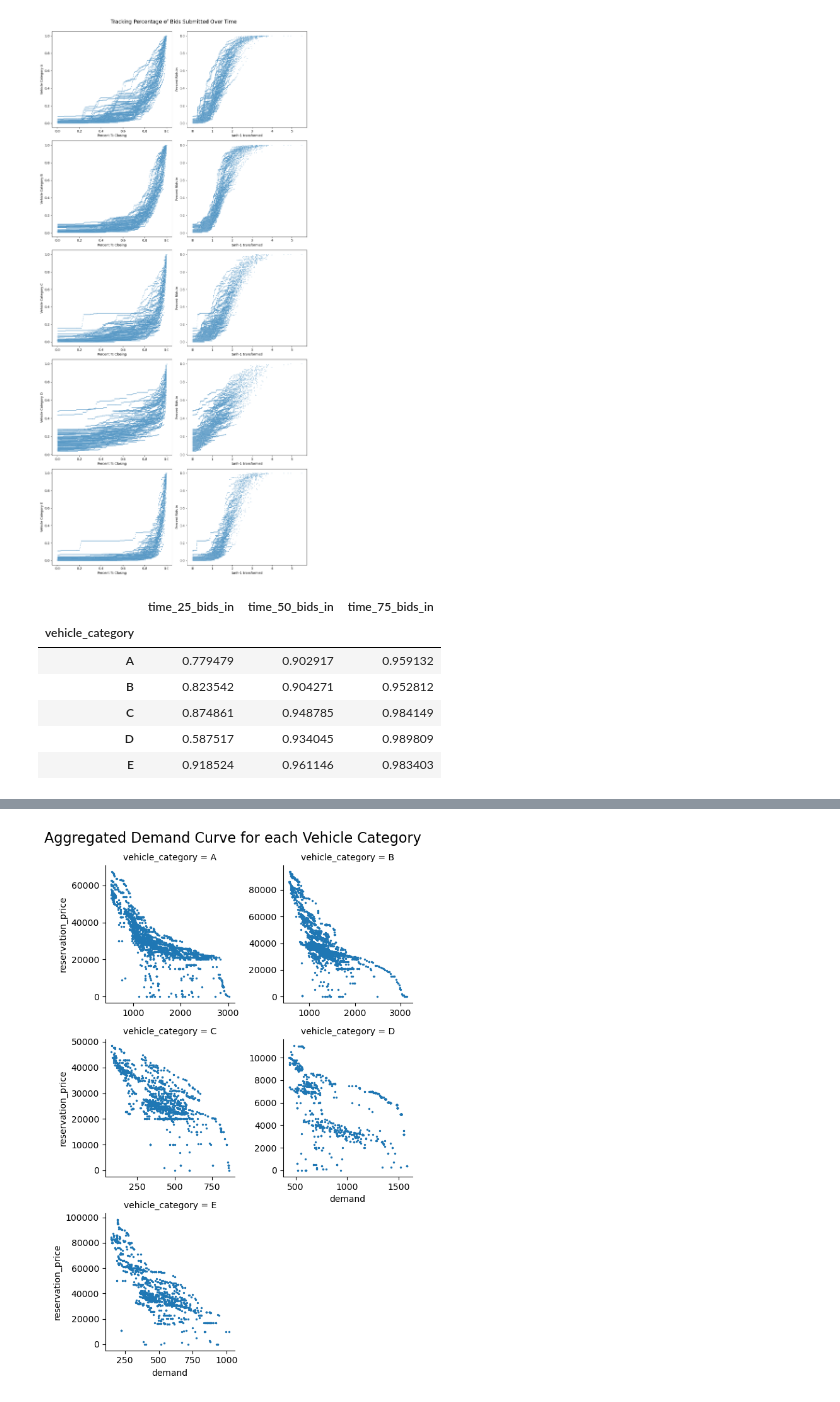
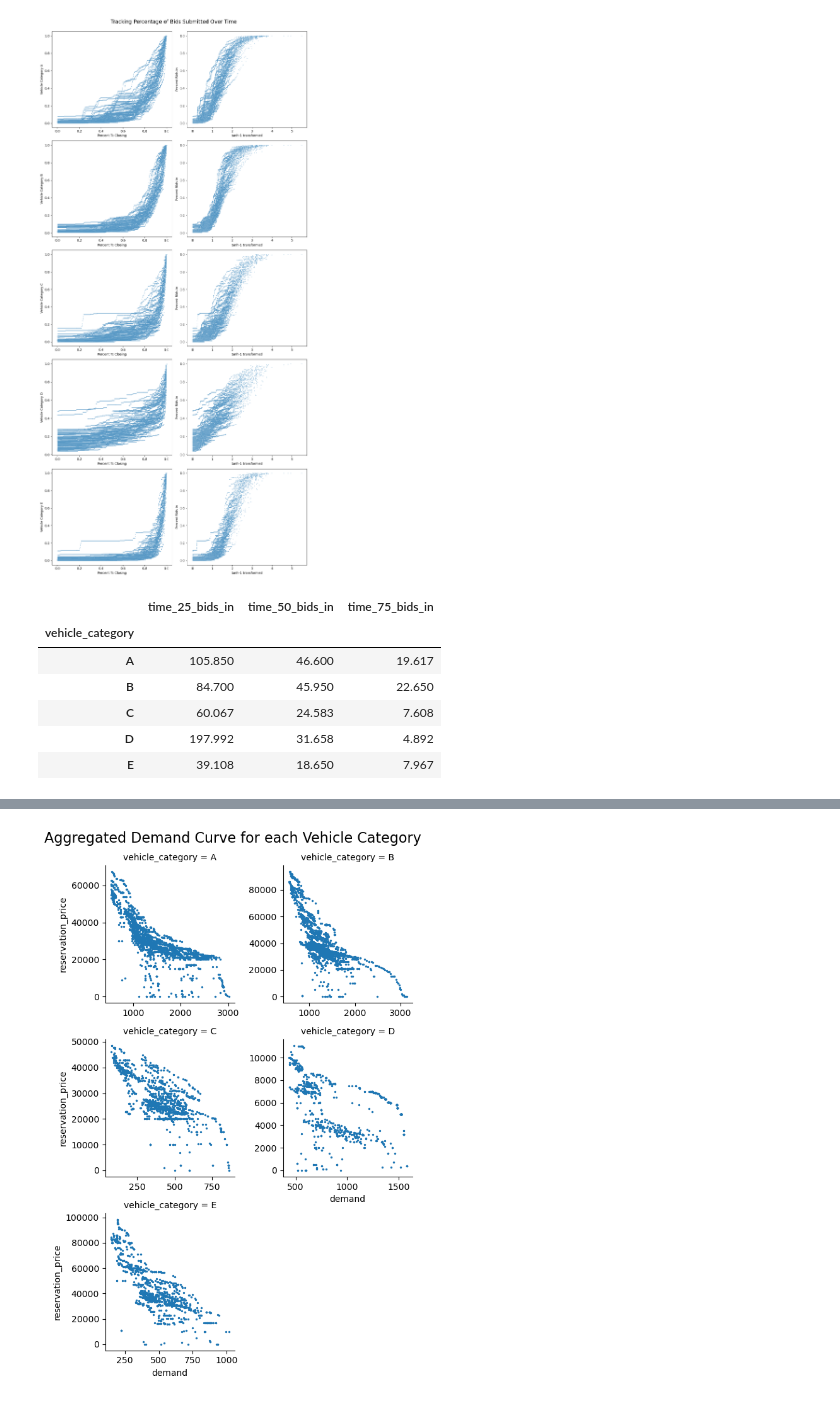
Before and after one commit to yongjun21/coe-bidding, a Jupyter notebook: notebooks/analysis.ipynb, the cells around one changed output, grey strips where cells are left out. Drawn from its saved outputs; the diff is of its cells as text; code cells hidden in the pictures.

```diff
--- a/notebooks/analysis.ipynb
+++ b/notebooks/analysis.ipynb
@@ -13,13 +16,13 @@ from psycopg.rows import dict_row
 
 with psycopg.connect(f"host={os.getenv('PGHOST')} port={os.getenv('PGPORT')} dbname={os.getenv('PGDATABASE')} user={os.getenv('PGUSER')} password={os.getenv('PGPASSWORD')}", row_factory=dict_row) as conn:
     with conn.cursor() as cur:
-        cur.execute("SELECT * FROM bidding_results ORDER BY month DESC, exercise DESC, vehicle_category")
+        cur.execute("SELECT * FROM bidding_results WHERE month >= '2018' ORDER BY month DESC, exercise DESC, vehicle_category")
         records = cur.fetchall()
-        bidding_results = pd.DataFrame(records)
+        bidding_results_raw = pd.DataFrame(records)
         cur.execute("SELECT * FROM realtime_status ORDER BY month DESC, exercise DESC, vehicle_category, timestamp DESC")
         records = cur.fetchall()
-        realtime_status = pd.DataFrame(records)
+        realtime_status_raw = pd.DataFrame(records)
 # %%
+bidding_results = bidding_results_raw
 bidding_results['month_exercise'] = bidding_results['month'] + '/' + bidding_results['exercise']
-bidding_results = bidding_results[bidding_results['month_exercise'] >= '2018-10/2']
-bidding_results
+bidding_results = bidding_results[bidding_results['month_exercise'] >= '2018-10/2'].copy()
@@ -40,8 +49,7 @@ bidding_results
 # %%
-realtime_status = realtime_status[realtime_status['month'] != '2020-04']
+realtime_status = realtime_status_raw[realtime_status_raw['month'] != '2020-04']
 realtime_status['timestamp'] = realtime_status['timestamp'].dt.tz_convert('UTC')
 realtime_status['date'] = realtime_status['timestamp'].dt.date
 realtime_status['time'] = realtime_status['timestamp'].dt.time
-realtime_status['day_of_week'] = realtime_status['timestamp'].dt.day_of_week
 realtime_status
 # %% [output]
@@ -102,26 +134,26 @@ plt.tight_layout(rect=[0, 0, 1, 0.98])
 [figure]
 # %%
 filtered_25 = merged_realtime_status[merged_realtime_status['percent_bids_in'] >= 0.25]
-time_25_bids_in = filtered_25.groupby(['month', 'exercise', 'vehicle_category'])['percent_to_closing'].min().reset_index()
-time_25_bids_in.rename(columns={'percent_to_closing': 'time_25_bids_in'}, inplace=True)
+time_25_bids_in = filtered_25.groupby(['month', 'exercise', 'vehicle_category'])['percent_to_closing'].min()
+time_25_bids_in.rename('time_25_bids_in', inplace=True)
 
 filtered_50 = merged_realtime_status[merged_realtime_status['percent_bids_in'] >= 0.5]
-time_50_bids_in = filtered_50.groupby(['month', 'exercise', 'vehicle_category'])['percent_to_closing'].min().reset_index()
-time_50_bids_in.rename(columns={'percent_to_closing': 'time_50_bids_in'}, inplace=True)
+time_50_bids_in = filtered_50.groupby(['month', 'exercise', 'vehicle_category'])['percent_to_closing'].min()
+time_50_bids_in.rename('time_50_bids_in', inplace=True)
 
 filtered_75 = merged_realtime_status[merged_realtime_status['percent_bids_in'] >= 0.75]
-time_75_bids_in = filtered_75.groupby(['month', 'exercise', 'vehicle_category'])['percent_to_closing'].min().reset_index()
-time_75_bids_in.rename(columns={'percent_to_closing': 'time_75_bids_in'}, inplace=True)
+time_75_bids_in = filtered_75.groupby(['month', 'exercise', 'vehicle_category'])['percent_to_closing'].min()
+time_75_bids_in.rename('time_75_bids_in', inplace=True)
 
-time_percent_bids_in = time_25_bids_in.merge(time_50_bids_in, on=['month', 'exercise', 'vehicle_category'], how='outer')
-time_percent_bids_in = time_percent_bids_in.merge(time_75_bids_in, on=['month', 'exercise', 'vehicle_category'], how='outer')
+time_percent_bids_in = time_25_bids_in.to_frame().join(time_50_bids_in).join(time_75_bids_in)
 # %%
-time_percent_bids_in.groupby('vehicle_category')[['time_25_bids_in', 'time_50_bids_in', 'time_75_bids_in']].median()
+time_percent_bids_in = (1 - time_percent_bids_in) * 480
+time_percent_bids_in.groupby(level='vehicle_category').median()
 # %% [output]
 |  | time_25_bids_in | time_50_bids_in | time_75_bids_in |
 | vehicle_category |  |  |  |
-| A | 0.779479 | 0.902917 | 0.959132 |
-| B | 0.823542 | 0.904271 | 0.952812 |
-| C | 0.874861 | 0.948785 | 0.984149 |
-| D | 0.587517 | 0.934045 | 0.989809 |
-| E | 0.918524 | 0.961146 | 0.983403 |
+| A | 105.850 | 46.600 | 19.617 |
+| B | 84.700 | 45.950 | 22.650 |
+| C | 60.067 | 24.583 | 7.608 |
+| D | 197.992 | 31.658 | 4.892 |
+| E | 39.108 | 18.650 | 7.967 |
```
Also changed, not shown: parts of 27 cells of this notebook.
